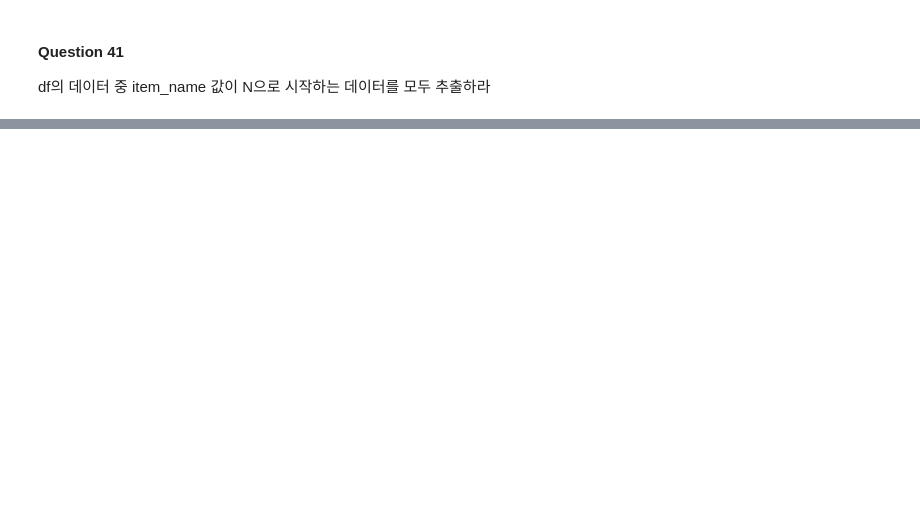
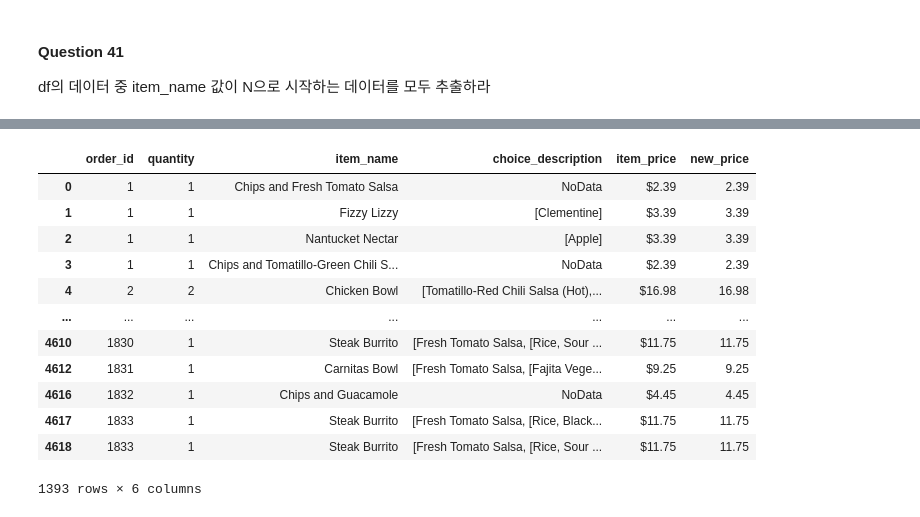
Before and after one commit to Jeeunun/Pandas, a Jupyter notebook: 전처리_100문제_기본함수_익히기/02_Filtering&Sorting.ipynb, the cells around one changed output, grey strips where cells are left out. Cells and saved outputs as stored; diff of their text form; code cells hidden in the pictures; blank space fills up the shorter version.

```diff
--- a/전처리_100문제_기본함수_익히기/02_Filtering&Sorting.ipynb
+++ b/전처리_100문제_기본함수_익히기/02_Filtering&Sorting.ipynb
@@ -394,2 +445,21 @@ df의 데이터 중 item_name 값의 단어갯수가 15개 이상인 데이터
 
 df의 데이터 중 new_price값이 lst에 해당하는 경우의 데이터 프레임을 구하고 그 갯수를 출력하라 lst =[1.69, 2.39, 3.39, 4.45, 9.25, 10.98, 11.75, 16.98]
+# %%
+lst =[1.69, 2.39, 3.39, 4.45, 9.25, 10.98, 11.75, 16.98]
+
+Ans = df.loc[df.new_price.isin(lst)]
+Ans
+# %% [output]
+|  | order_id | quantity | item_name | choice_description | item_price | new_price |
+| 0 | 1 | 1 | Chips and Fresh Tomato Salsa | NoData | $2.39 | 2.39 |
+| 1 | 1 | 1 | Fizzy Lizzy | [Clementine] | $3.39 | 3.39 |
+| 2 | 1 | 1 | Nantucket Nectar | [Apple] | $3.39 | 3.39 |
+| 3 | 1 | 1 | Chips and Tomatillo-Green Chili S... | NoData | $2.39 | 2.39 |
+| 4 | 2 | 2 | Chicken Bowl | [Tomatillo-Red Chili Salsa (Hot),... | $16.98 | 16.98 |
+| ... | ... | ... | ... | ... | ... | ... |
+| 4610 | 1830 | 1 | Steak Burrito | [Fresh Tomato Salsa, [Rice, Sour ... | $11.75 | 11.75 |
+| 4612 | 1831 | 1 | Carnitas Bowl | [Fresh Tomato Salsa, [Fajita Vege... | $9.25 | 9.25 |
+| 4616 | 1832 | 1 | Chips and Guacamole | NoData | $4.45 | 4.45 |
+| 4617 | 1833 | 1 | Steak Burrito | [Fresh Tomato Salsa, [Rice, Black... | $11.75 | 11.75 |
+| 4618 | 1833 | 1 | Steak Burrito | [Fresh Tomato Salsa, [Rice, Sour ... | $11.75 | 11.75 |
+1393 rows × 6 columns
```
Also changed, not shown: parts of 14 cells of this notebook, 1 other file.
